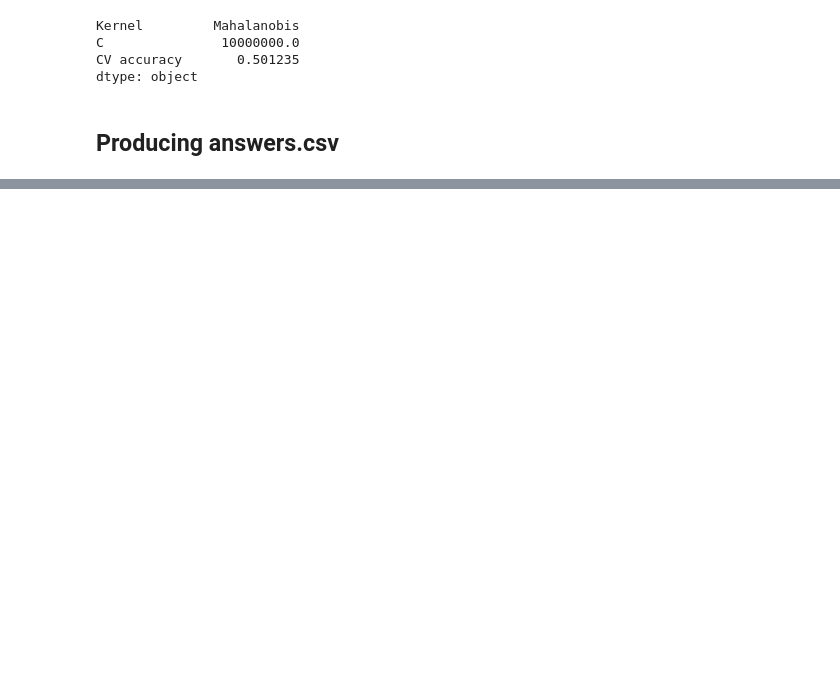
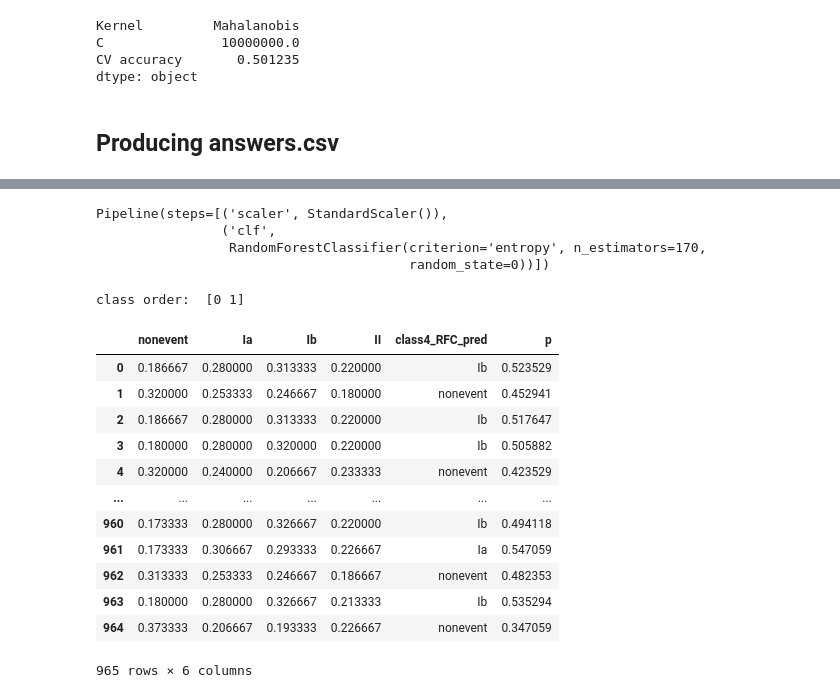
Before and after one commit to lehtoneo/intro-ml-project, a Jupyter notebook: prediction.ipynb, the cells around one changed output, grey strips where cells are left out. Saved outputs shown, nothing was run; the diff lists cells and outputs as text; code cells hidden in the pictures; blank space fills up the shorter version.

```diff
--- a/prediction.ipynb
+++ b/prediction.ipynb
@@ -385,0 +483,37 @@ X_test_sel = test_df[selected_features_rfe].values
+# %%
+X_test_sel_c2 = test_df[selected_features_rfe_c2].values
+X_test_sel_c2_norm = sklearn.preprocessing.StandardScaler().fit_transform(X_test_sel_c2)
+# %%
+# Get class2 envent vs. non-event probability
+
+pipeline_rf_best_c2.fit(X_selected_c2, y_2)
+# %% [output]
+Pipeline(steps=[('scaler', StandardScaler()),
+                ('clf',
+                 RandomForestClassifier(criterion='entropy', n_estimators=170,
+                                        random_state=0))])
+# %%
+print('class order: ', pipeline_rf_best_c2.classes_)
+y_2_pred = pipeline_rf_best_c2.predict_proba(X_test_sel_c2_norm)
+# %% [output]
+class order:  [0 1]
+# %%
+y_4_pred_df.loc[:, 'p'] = y_2_pred[:, 1]
+# %%
+# Final raw output for answers.csv
+
+y_4_pred_df
+# %% [output]
+|  | nonevent | Ia | Ib | II | class4_RFC_pred | p |
+| 0 | 0.186667 | 0.280000 | 0.313333 | 0.220000 | Ib | 0.523529 |
+| 1 | 0.320000 | 0.253333 | 0.246667 | 0.180000 | nonevent | 0.452941 |
+| 2 | 0.186667 | 0.280000 | 0.313333 | 0.220000 | Ib | 0.517647 |
+| 3 | 0.180000 | 0.280000 | 0.320000 | 0.220000 | Ib | 0.505882 |
+| 4 | 0.320000 | 0.240000 | 0.206667 | 0.233333 | nonevent | 0.423529 |
+| ... | ... | ... | ... | ... | ... | ... |
+| 960 | 0.173333 | 0.280000 | 0.326667 | 0.220000 | Ib | 0.494118 |
+| 961 | 0.173333 | 0.306667 | 0.293333 | 0.226667 | Ia | 0.547059 |
+| 962 | 0.313333 | 0.253333 | 0.246667 | 0.186667 | nonevent | 0.482353 |
+| 963 | 0.180000 | 0.280000 | 0.326667 | 0.213333 | Ib | 0.535294 |
+| 964 | 0.373333 | 0.206667 | 0.193333 | 0.226667 | nonevent | 0.347059 |
+965 rows × 6 columns
```
Also changed, not shown: parts of 18 cells of this notebook, 2 other files.
